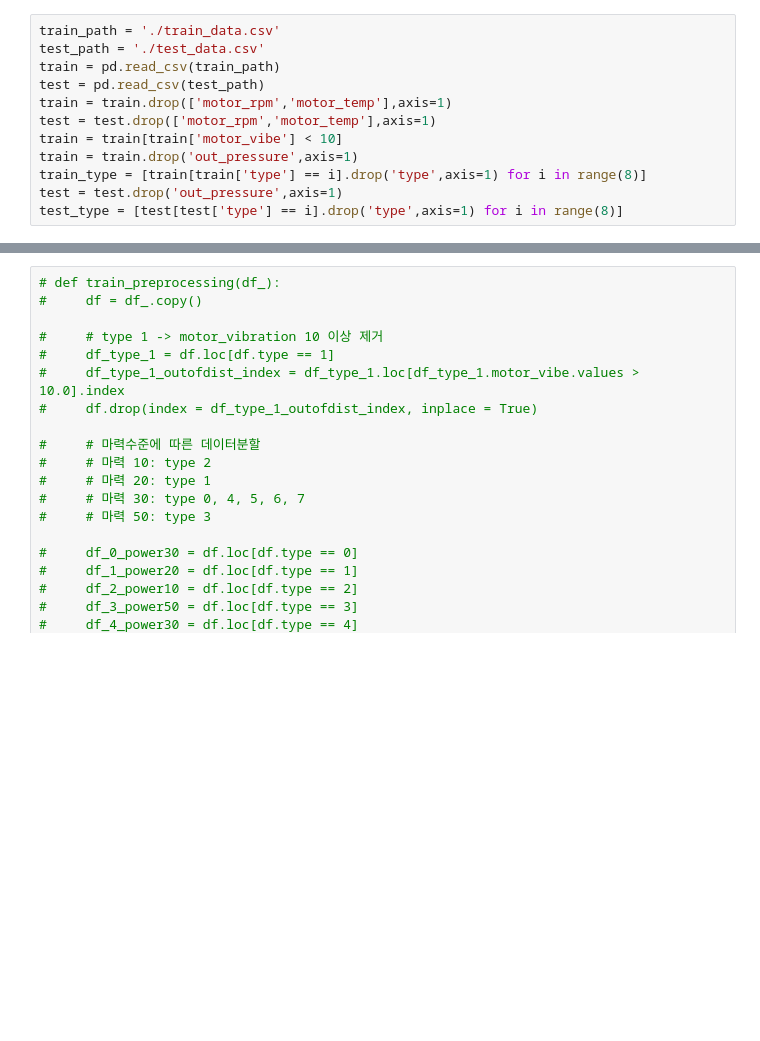
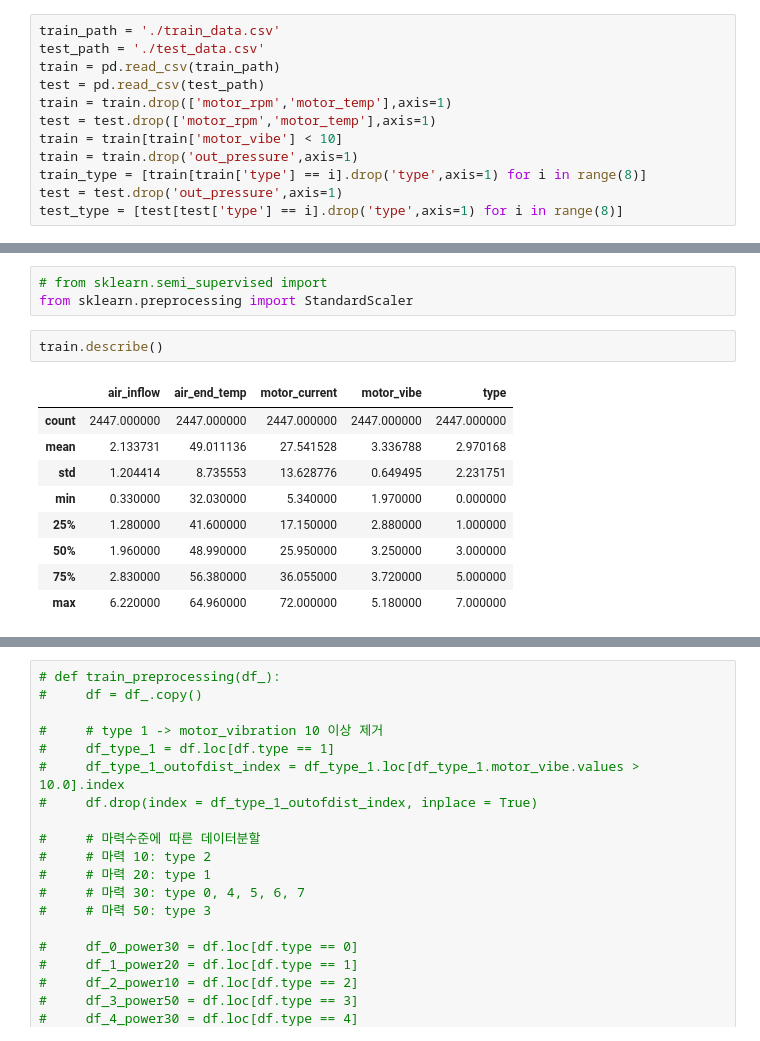
Before and after one commit to jjh0987/MyProject, a Jupyter notebook: pythonProject/AI_factory/2023_ai_spark/2023-04-14.ipynb, the cells around one changed output, grey strips where cells are left out. Cells and saved outputs as stored; diff of their text form; blank space fills up the shorter version.

```diff
--- a/pythonProject/AI_factory/2023_ai_spark/2023-04-14.ipynb
+++ b/pythonProject/AI_factory/2023_ai_spark/2023-04-14.ipynb
@@ -57,0 +53,15 @@ plt.scatter(train['air_end_temp'],train['air_inflow'])
+# %%
+# from sklearn.semi_supervised import
+from sklearn.preprocessing import StandardScaler
+# %%
+train.describe()
+# %% [output]
+|  | air_inflow | air_end_temp | motor_current | motor_vibe | type |
+| count | 2447.000000 | 2447.000000 | 2447.000000 | 2447.000000 | 2447.000000 |
+| mean | 2.133731 | 49.011136 | 27.541528 | 3.336788 | 2.970168 |
+| std | 1.204414 | 8.735553 | 13.628776 | 0.649495 | 2.231751 |
+| min | 0.330000 | 32.030000 | 5.340000 | 1.970000 | 0.000000 |
+| 25% | 1.280000 | 41.600000 | 17.150000 | 2.880000 | 1.000000 |
+| 50% | 1.960000 | 48.990000 | 25.950000 | 3.250000 | 3.000000 |
+| 75% | 2.830000 | 56.380000 | 36.055000 | 3.720000 | 5.000000 |
+| max | 6.220000 | 64.960000 | 72.000000 | 5.180000 | 7.000000 |
```
Also changed, not shown: parts of 22 cells of this notebook, 5 other files.
